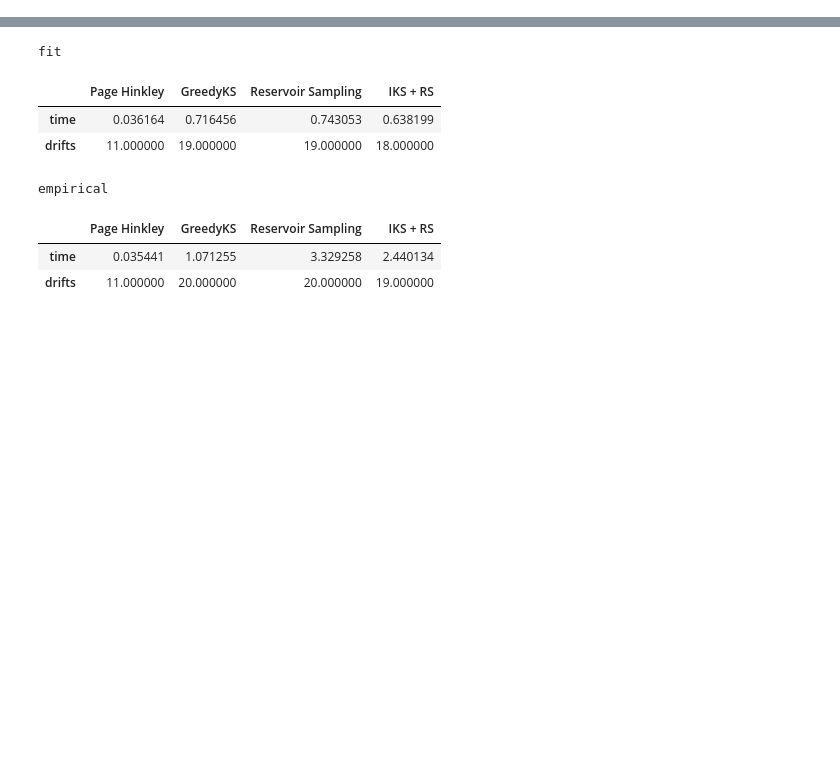
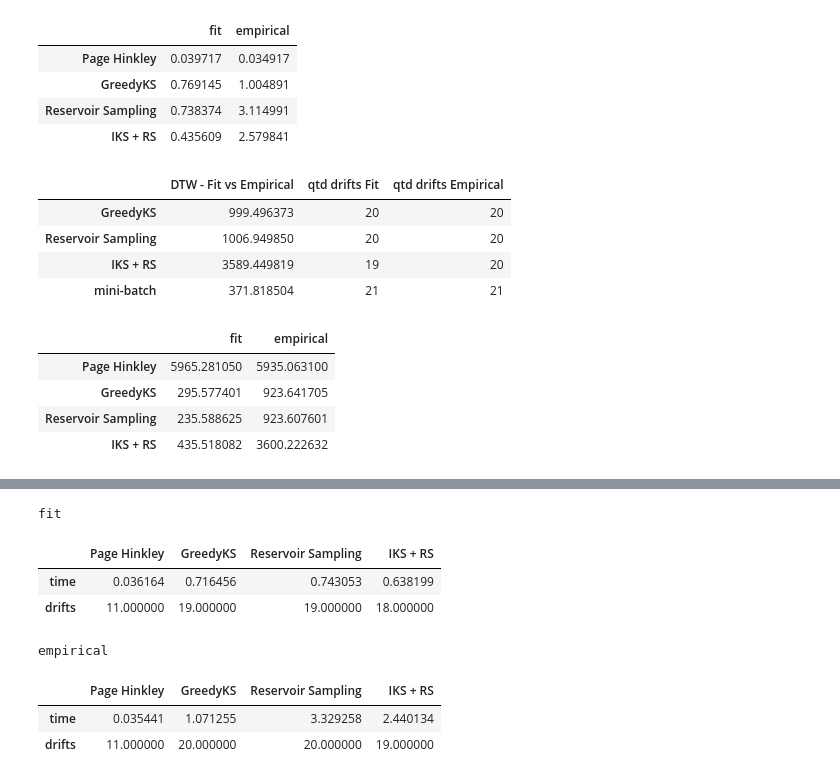
Before and after one commit to thalistdg/TCC, a Jupyter notebook: src/detect_drifts.ipynb, the cells around one changed output, grey strips where cells are left out. Drawn from its saved outputs; the diff is of its cells as text; code cells hidden in the pictures; blank space fills up the shorter version.

```diff
--- a/src/detect_drifts.ipynb
+++ b/src/detect_drifts.ipynb
@@ -22,0 +46,24 @@ experiments = [
+# %%
+results = pd.read_pickle('../results/detect_drifts_1682186760.pkl')
+
+results_times = {}
+results_drifts = {}
+dtw_dist_vs_minibatch = {}
+dtw_fit_vs_empirical = {}
+
+for exp_type in results:
+    results_drifts[exp_type] = results[exp_type][0]
+    results_times[exp_type] = results[exp_type][1]
+
+    dtw_dist_vs_minibatch[exp_type] = {k:dtaidistance.dtw.distance(results_drifts[exp_type].get(k, []), results_drifts[exp_type]['mini-batch'])
+                                       for k in util.approx_methods}
+
+
+dtw_fit_vs_empirical = {'DTW - Fit vs Empirical':
+                          {k:dtaidistance.dtw.distance(results_drifts['fit'].get(k, []), results_drifts['empirical'].get(k, []))
+                                for k in results_drifts['fit'].keys() if k != 'Page Hinkley'},
+                        'qtd drifts Fit':
+                          {k:len(results_drifts['fit'][k]) for k in results_drifts['fit'].keys() if k != 'Page Hinkley'},
+                        'qtd drifts Empirical':
+                          {k:len(results_drifts['empirical'][k]) for k in results_drifts['fit'].keys() if k != 'Page Hinkley'}
+                        }
@@ -22,0 +75,22 @@ experiments = [
+# %%
+display(pd.DataFrame(results_times))
+
+display(pd.DataFrame(dtw_fit_vs_empirical))
+
+display(pd.DataFrame(dtw_dist_vs_minibatch))
+# %% [output]
+|  | fit | empirical |
+| Page Hinkley | 0.039717 | 0.034917 |
+| GreedyKS | 0.769145 | 1.004891 |
+| Reservoir Sampling | 0.738374 | 3.114991 |
+| IKS + RS | 0.435609 | 2.579841 |
+|  | DTW - Fit vs Empirical | qtd drifts Fit | qtd drifts Empirical |
+| GreedyKS | 999.496373 | 20 | 20 |
+| Reservoir Sampling | 1006.949850 | 20 | 20 |
+| IKS + RS | 3589.449819 | 19 | 20 |
+| mini-batch | 371.818504 | 21 | 21 |
+|  | fit | empirical |
+| Page Hinkley | 5965.281050 | 5935.063100 |
+| GreedyKS | 295.577401 | 923.641705 |
+| Reservoir Sampling | 235.588625 | 923.607601 |
+| IKS + RS | 435.518082 | 3600.222632 |
```
Also changed, not shown: parts of 11 cells of this notebook, 1 other file.
